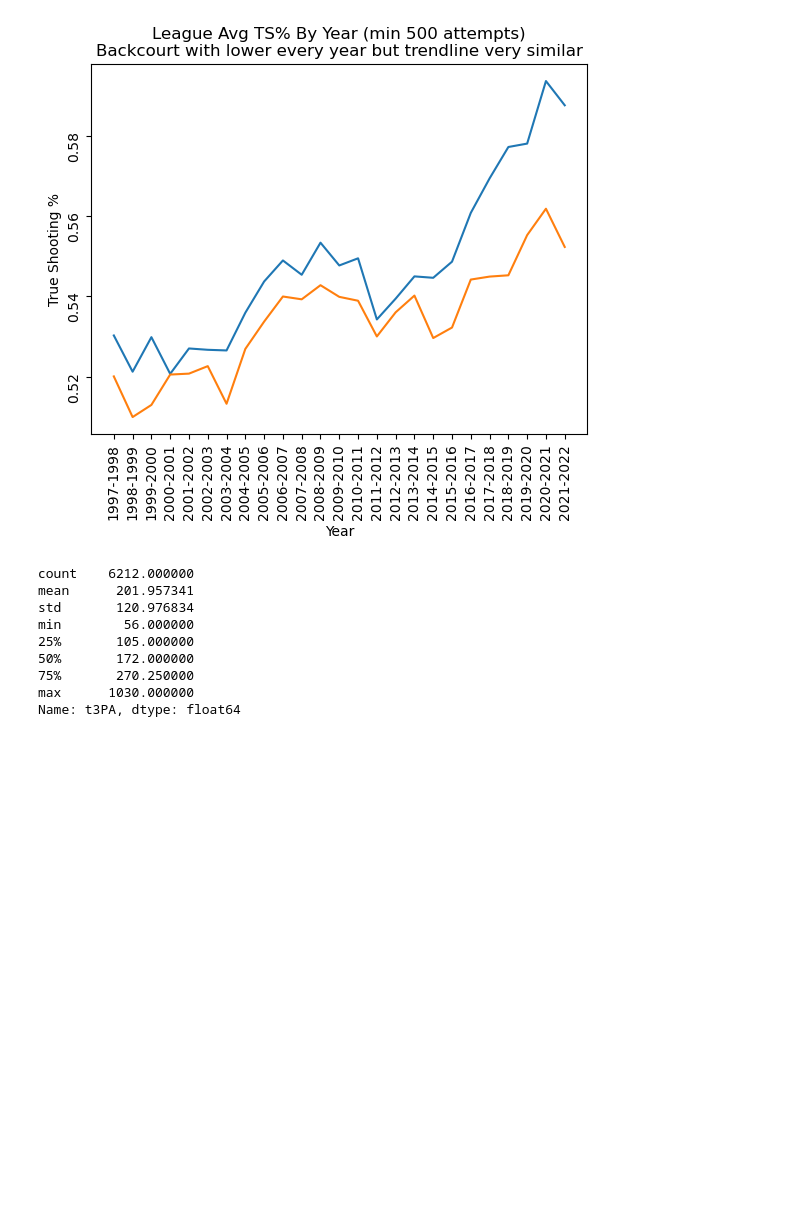
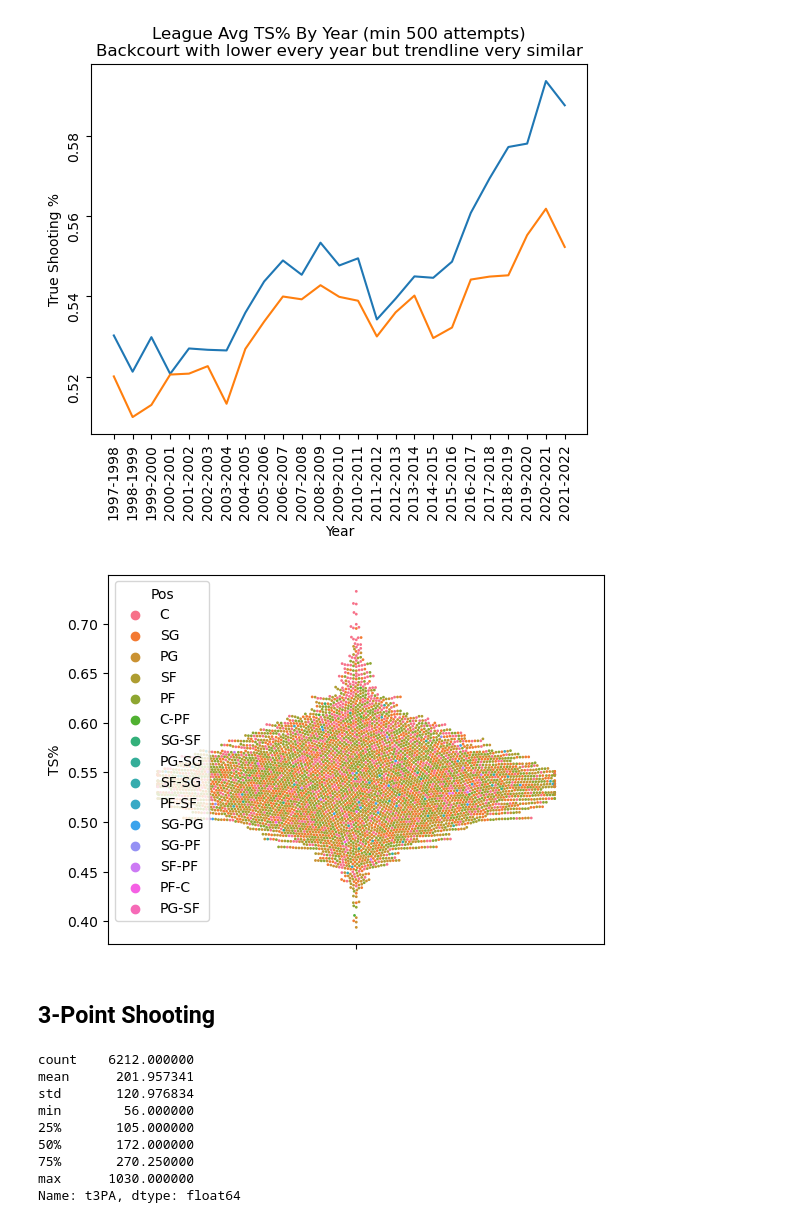
Before and after one commit to joshua-shorterivey/basic_basketball_analysis, a Jupyter notebook: explore.ipynb, the cells around one changed output. Saved outputs shown, nothing was run; the diff lists cells and outputs as text; code cells hidden in the pictures; blank space fills up the shorter version.

```diff
--- a/explore.ipynb
+++ b/explore.ipynb
@@ -264,6 +304,15 @@ ax.set_xlabel('Year')
 ax.tick_params(rotation=90)
 # %% [output]
 [figure]
+# %%
+sns.swarmplot(
+    data=true_shooting, y='TS%',
+    size=2,hue='Pos')
+plt.show()
+# %% [output]
+[figure, added]
+# %% [markdown]
+## 3-Point Shooting
 # %%
 three_point_shooting = stats[stats['t3PA'] > 55]
 # %%
```
Also changed, not shown: parts of 7 cells of this notebook.
